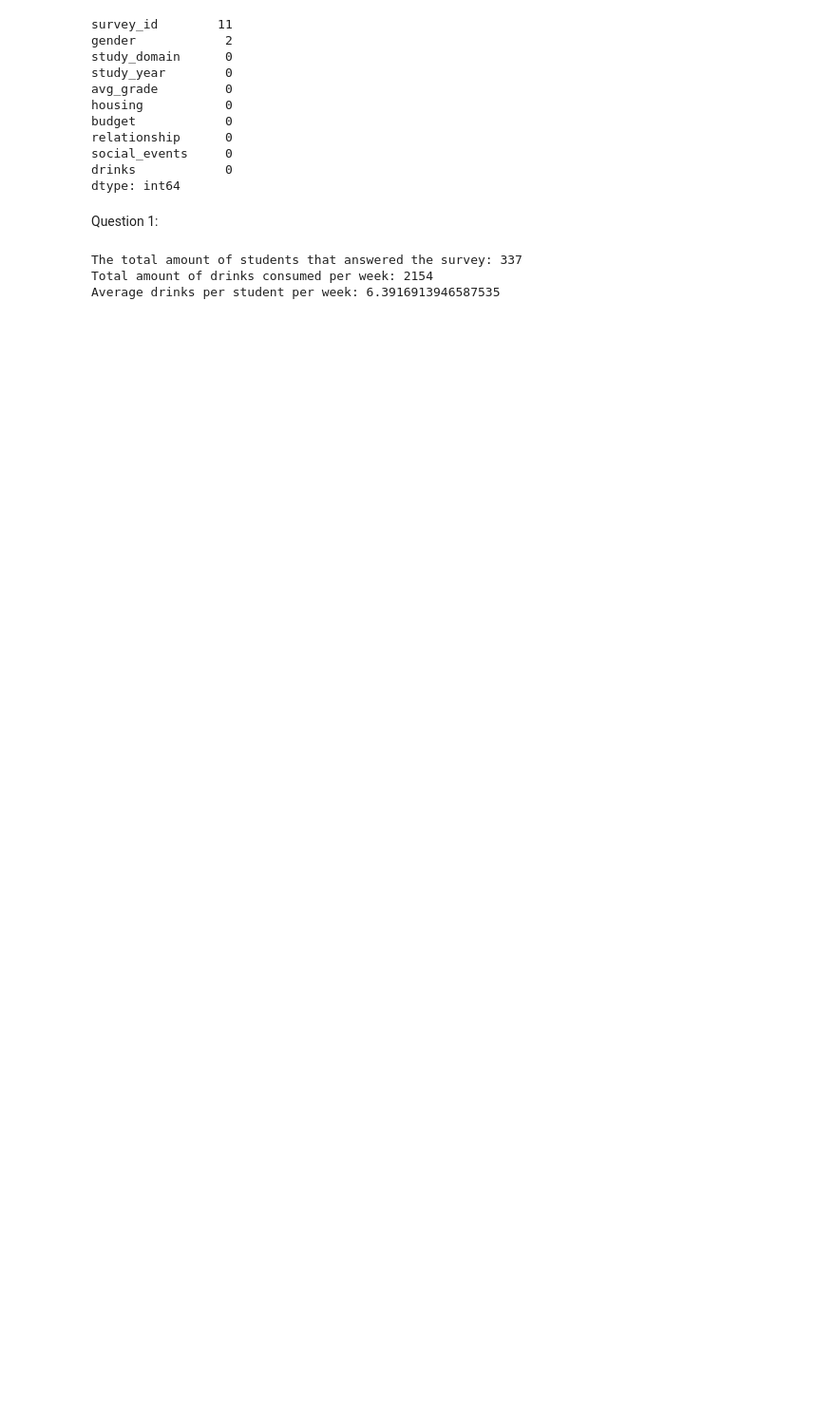
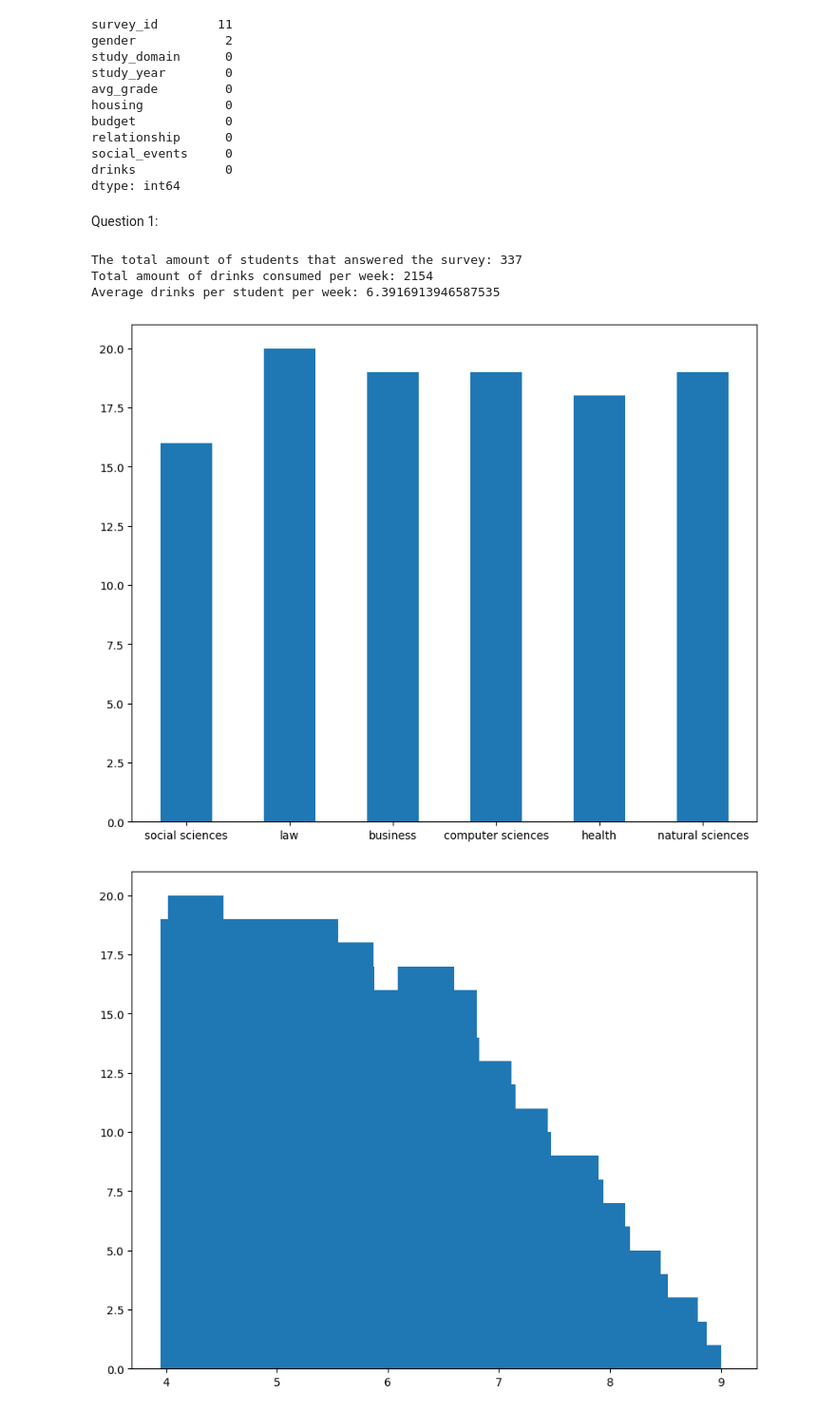
Before and after one commit to Kianvnh/TEST, a Jupyter notebook: Math/Resit math/Final resit math.ipynb, the cells around one changed output. Shown: that part at 95% size. Cells and saved outputs as stored; diff of their text form; code cells hidden in the pictures; blank space fills up the shorter version.

```diff
--- a/Math/Resit math/Final resit math.ipynb
+++ b/Math/Resit math/Final resit math.ipynb
@@ -42,3 +42,52 @@ print("Average drinks per student per week:", total_drinks/students)
 The total amount of students that answered the survey: 337
 Total amount of drinks consumed per week: 2154
 Average drinks per student per week: 6.3916913946587535
+# %%
+x_sd = df['study_domain']
+x_ag = df['avg_grade']
+x_g = df['gender']
+x_h = df['housing']
+x_b = df['budget']
+x_r = df['relationship']
+x_se = df['social_events']
+y = df['drinks']
+
+plt.figure(figsize=(10, 8))
+plt.bar(x_sd,y,width=0.5) #drinks per studies
+plt.show()
+
+plt.figure(figsize=(10, 8))
+plt.bar(x_ag,y,width=0.5) #drinks per grade
+plt.show()
+
+plt.figure(figsize=(10, 8))
+plt.bar(x_g,y,width=0.5) #drinks per gender
+plt.show()
+
+plt.figure(figsize=(10, 8))
+plt.bar(x_h,y,width=0.5) #drinks per housing
+plt.show()
+
+plt.figure(figsize=(10, 8))
+plt.bar(x_b,y,width=0.5) #drinks per budget
+plt.show()
+
+plt.figure(figsize=(10, 8))
+plt.bar(x_r,y,width=0.5) #drinks per relationship
+plt.show()
+
+plt.figure(figsize=(10, 8))
+plt.bar(x_se,y,width=0.5) #drinks per social event
+plt.show()
+
+#plt.xlabel('')
+#plt.ylabel('')
+#plt.title('')
+
+
+#deze shit is cancer h oe doe je dit
+
+#geen idee hoe ik dit allemaal in 1 graph zou zetten, ik weet ook niet wat de hoogte van de grafieken betekent in dit geval, de resultaten zijn niet onredelijk maar geen idee waarom het 16 - 20 range is en niet een gemiddelde of een opgetelde van alle values in de rij.
+# %% [output]
+[figure, added]
+[figure, added]
```
Also changed, not shown: parts of 1 cell of this notebook.
